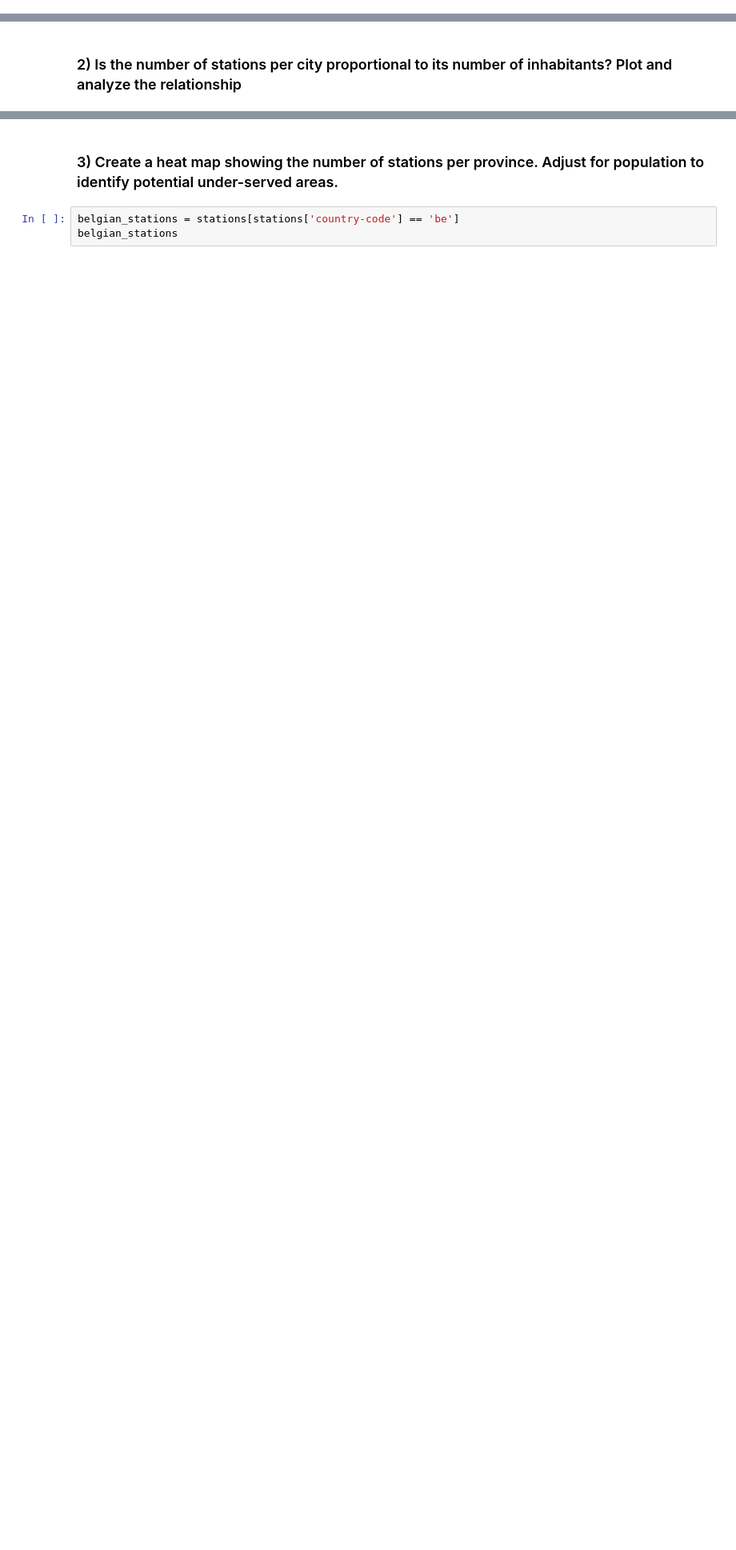
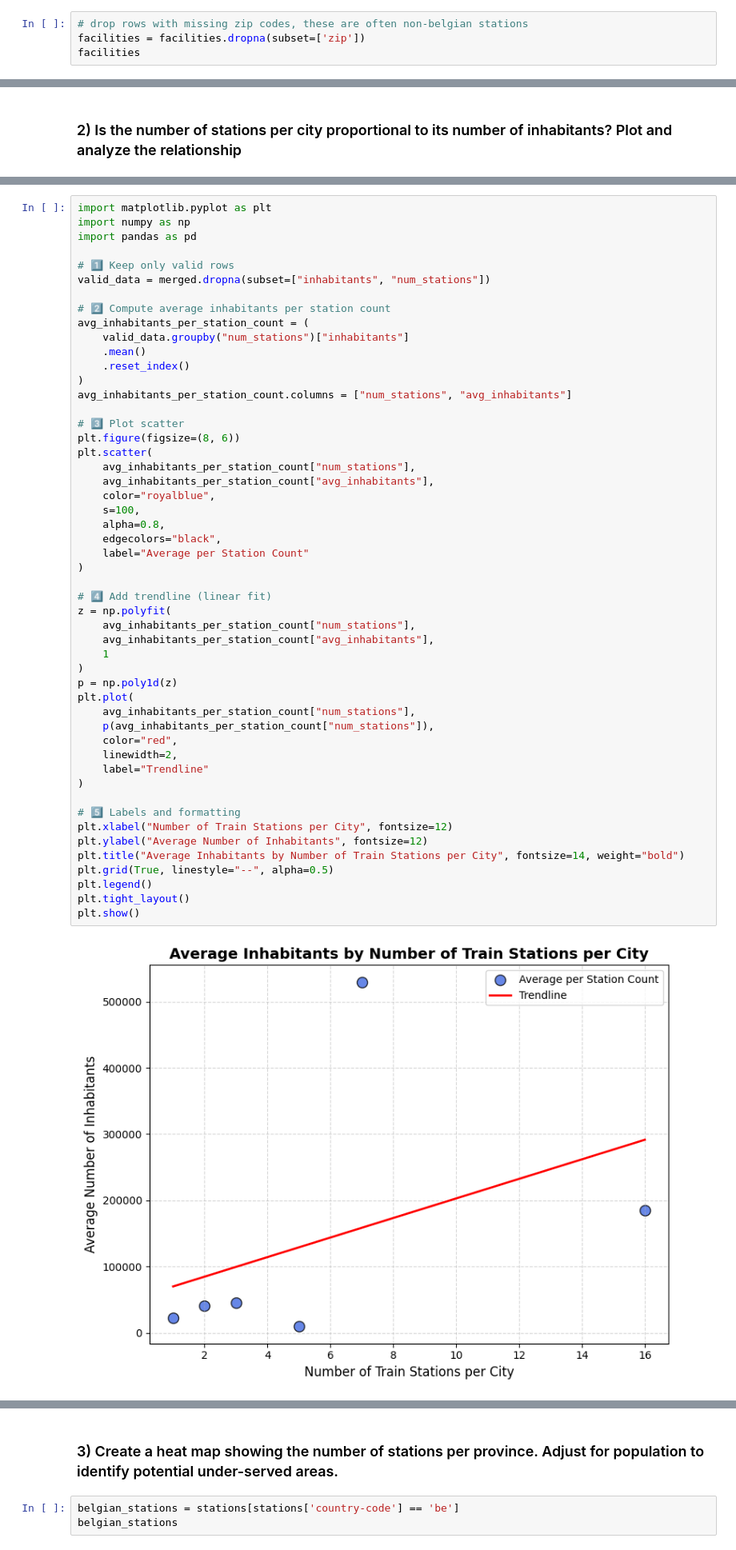
Before and after one commit to Mathissemeynen/ACRM-group-11, a Jupyter notebook: StationCoverageAccesibility.ipynb, the cells around one changed output, grey strips where cells are left out. Shown at 80% size. Cells and saved outputs as stored; diff of their text form; blank space fills up the shorter version.

```diff
--- a/StationCoverageAccesibility.ipynb
+++ b/StationCoverageAccesibility.ipynb
@@ -62,0 +130,4 @@ station_counts['highlight'] = station_counts['num_stations'].apply(lambda x: 'Mu
+# %%
+# drop rows with missing zip codes, these are often non-belgian stations
+facilities = facilities.dropna(subset=['zip'])
+facilities
@@ -101,0 +355,53 @@ print(one_city_per_level)
+# %%
+import matplotlib.pyplot as plt
+import numpy as np
+import pandas as pd
+
+# 1️⃣ Keep only valid rows
+valid_data = merged.dropna(subset=["inhabitants", "num_stations"])
+
+# 2️⃣ Compute average inhabitants per station count
+avg_inhabitants_per_station_count = (
+    valid_data.groupby("num_stations")["inhabitants"]
+    .mean()
+    .reset_index()
+)
+avg_inhabitants_per_station_count.columns = ["num_stations", "avg_inhabitants"]
+
+# 3️⃣ Plot scatter
+plt.figure(figsize=(8, 6))
+plt.scatter(
+    avg_inhabitants_per_station_count["num_stations"],
+    avg_inhabitants_per_station_count["avg_inhabitants"],
+    color="royalblue",
+    s=100,
+    alpha=0.8,
+    edgecolors="black",
+    label="Average per Station Count"
+)
+
+# 4️⃣ Add trendline (linear fit)
+z = np.polyfit(
+    avg_inhabitants_per_station_count["num_stations"],
+    avg_inhabitants_per_station_count["avg_inhabitants"],
+    1
+)
+p = np.poly1d(z)
+plt.plot(
+    avg_inhabitants_per_station_count["num_stations"],
+    p(avg_inhabitants_per_station_count["num_stations"]),
+    color="red",
+    linewidth=2,
+    label="Trendline"
+)
+
+# 5️⃣ Labels and formatting
+plt.xlabel("Number of Train Stations per City", fontsize=12)
+plt.ylabel("Average Number of Inhabitants", fontsize=12)
+plt.title("Average Inhabitants by Number of Train Stations per City", fontsize=14, weight="bold")
+plt.grid(True, linestyle="--", alpha=0.5)
+plt.legend()
+plt.tight_layout()
+plt.show()
+# %% [output]
+[figure, added]
```
Also changed, not shown: parts of 19 cells of this notebook.
